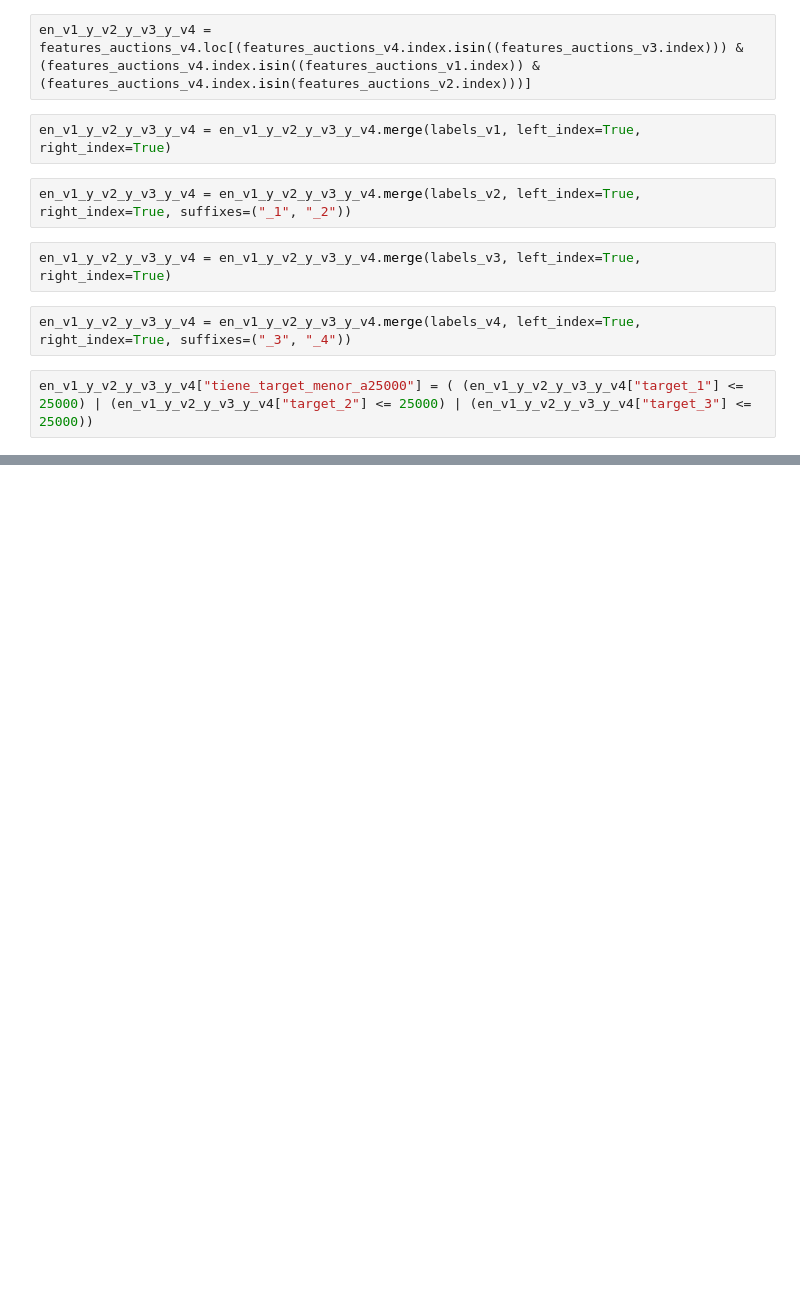
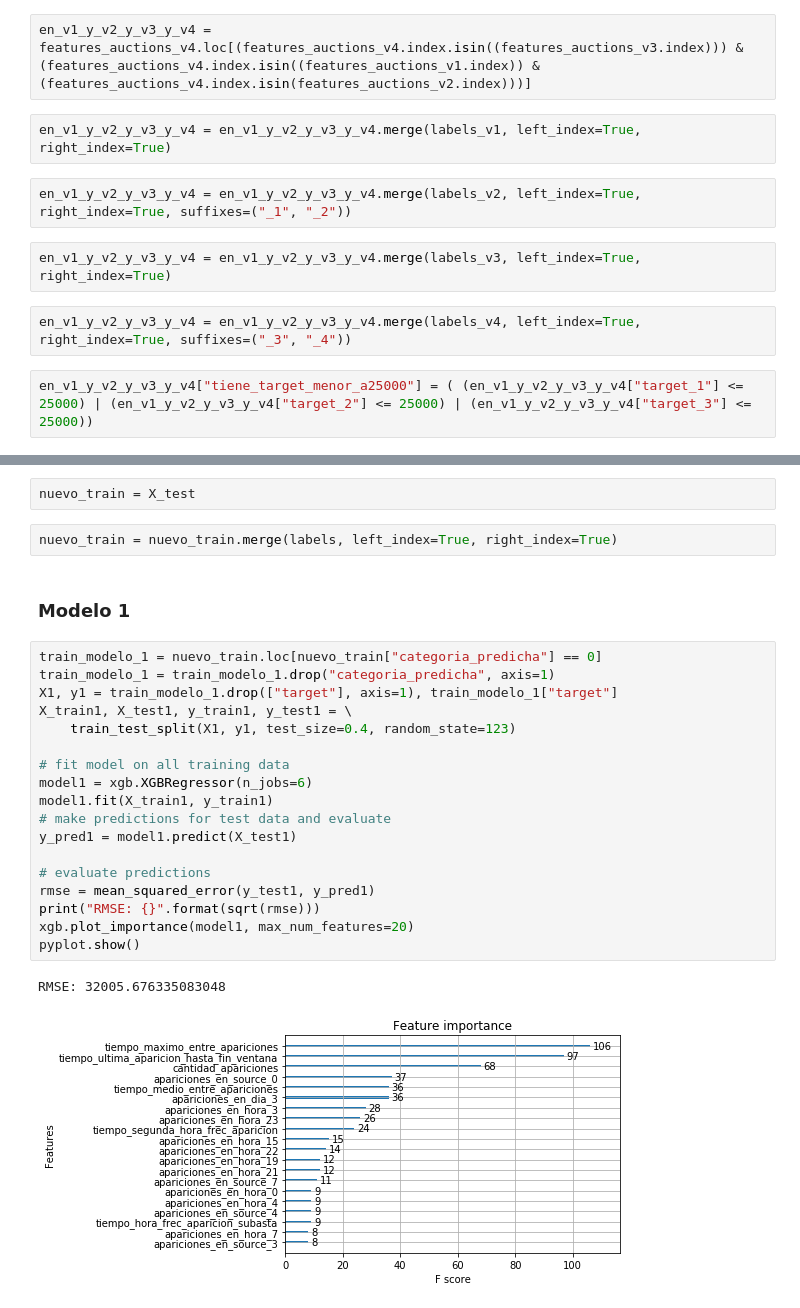
Before and after one commit to mateoicalvo/7506, a Jupyter notebook: tp2/modelo/feature_engineering/solo_competencia/features_solo_targets_competencia.ipynb, the cells around one changed output, grey strips where cells are left out. Cells and saved outputs as stored; diff of their text form; blank space fills up the shorter version.

```diff
--- a/tp2/modelo/feature_engineering/solo_competencia/features_solo_targets_competencia.ipynb
+++ b/tp2/modelo/feature_engineering/solo_competencia/features_solo_targets_competencia.ipynb
@@ -418,0 +498,27 @@ ValueError: feature_names may not contain [, ] or <
+# %%
+nuevo_train = X_test
+# %%
+nuevo_train = nuevo_train.merge(labels, left_index=True, right_index=True)
+# %% [markdown]
+### Modelo 1
+# %%
+train_modelo_1 = nuevo_train.loc[nuevo_train["categoria_predicha"] == 0]
+train_modelo_1 = train_modelo_1.drop("categoria_predicha", axis=1)
+X1, y1 = train_modelo_1.drop(["target"], axis=1), train_modelo_1["target"]
+X_train1, X_test1, y_train1, y_test1 = \
+    train_test_split(X1, y1, test_size=0.4, random_state=123)
+
+# fit model on all training data
+model1 = xgb.XGBRegressor(n_jobs=6)
+model1.fit(X_train1, y_train1)
+# make predictions for test data and evaluate
+y_pred1 = model1.predict(X_test1)
+
+# evaluate predictions
+rmse = mean_squared_error(y_test1, y_pred1)
+print("RMSE: {}".format(sqrt(rmse)))
+xgb.plot_importance(model1, max_num_features=20)
+pyplot.show()
+# %% [output]
+RMSE: 32005.676335083048
+[figure, added]
```
Also changed, not shown: parts of 16 cells of this notebook.
